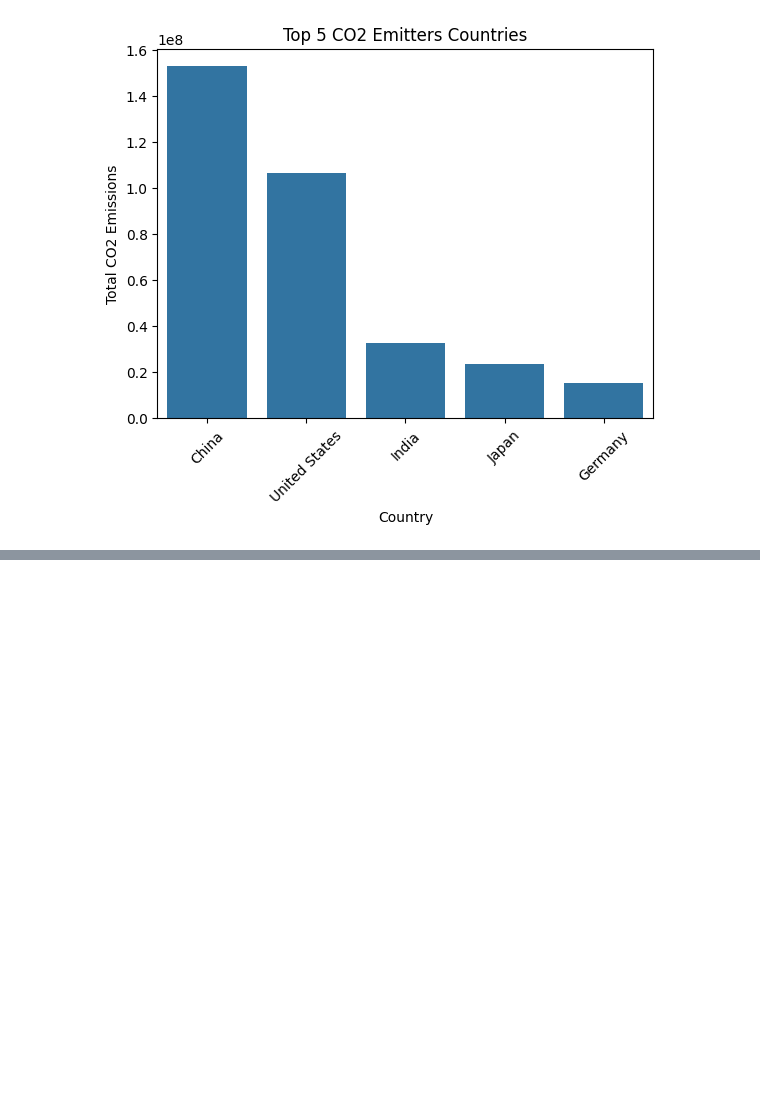
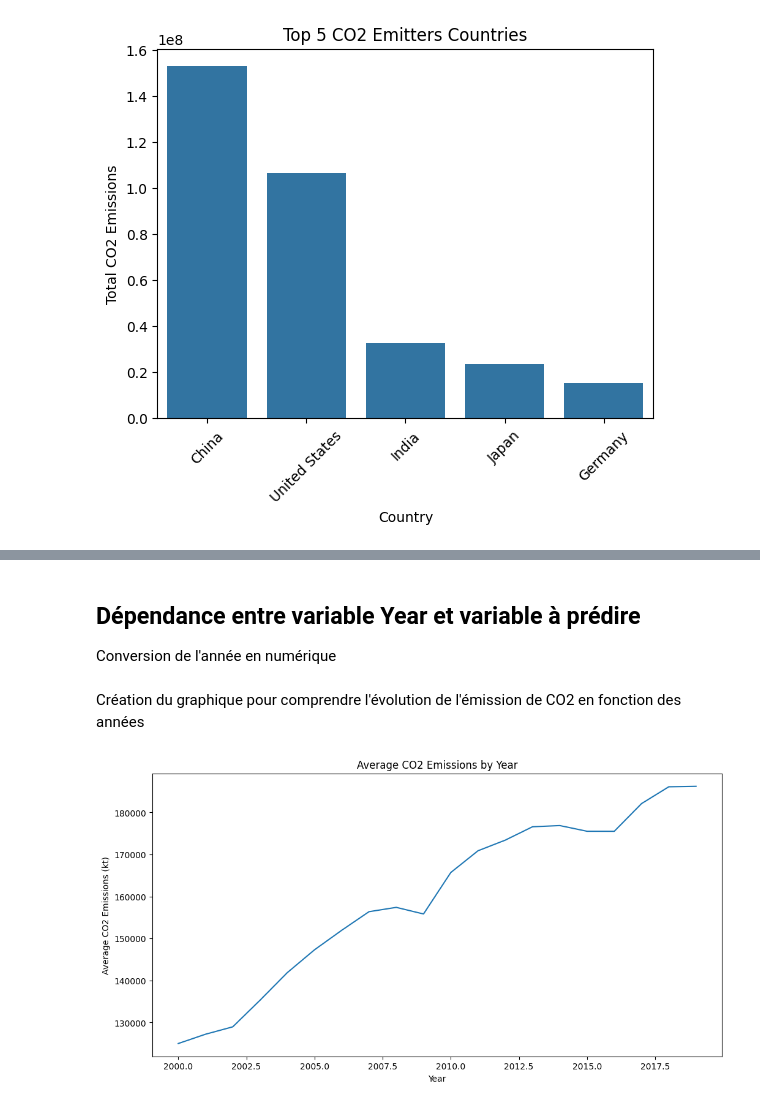
Before and after one commit to hugoguilbot/MLProject, a Jupyter notebook: Data-Analyse.ipynb, the cells around one changed output, grey strips where cells are left out. Cells and saved outputs as stored; diff of their text form; code cells hidden in the pictures; blank space fills up the shorter version.

```diff
--- a/Data-Analyse.ipynb
+++ b/Data-Analyse.ipynb
@@ -194,0 +353,26 @@ plt.show()
+# %% [markdown]
+## Dépendance entre variable Year et variable à prédire
+
+Conversion de l'année en numérique
+# %%
+energy['Year'] = pd.to_numeric(energy['Year'])
+# %% [markdown]
+Création du graphique pour comprendre l'évolution de l'émission de CO2 en fonction des années
+# %%
+
+
+import matplotlib.pyplot as plt
+import seaborn as sns
+
+# Calcul de la moyenne des émissions de CO2 par année
+average_emissions_per_year = energy.groupby('Year')['Value_co2_emissions_kt_by_country'].mean()
+
+# Création d'un graphique en ligne
+plt.figure(figsize=(12, 6))
+sns.lineplot(x=average_emissions_per_year.index, y=average_emissions_per_year.values)
+plt.xlabel('Year')
+plt.ylabel('Average CO2 Emissions (kt)')
+plt.title('Average CO2 Emissions by Year')
+plt.show()
+# %% [output]
+[figure, added]
```
Also changed, not shown: parts of 10 cells of this notebook, 1 other file.
